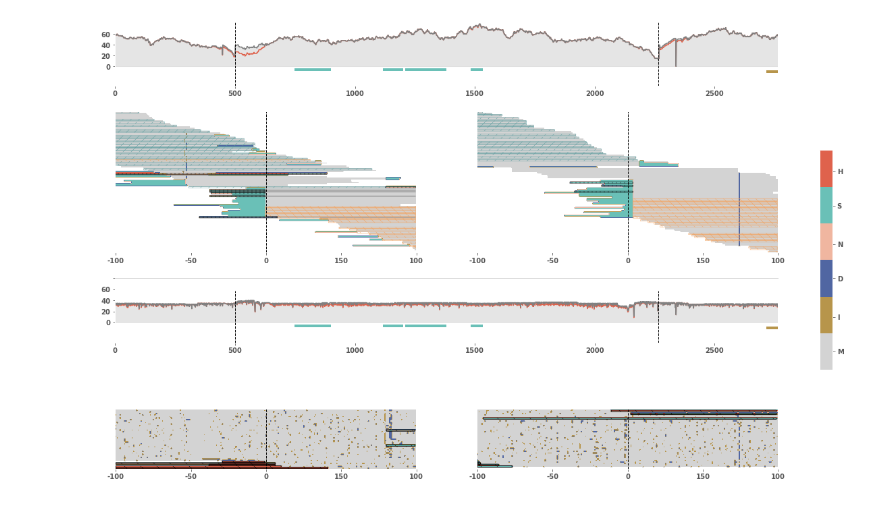
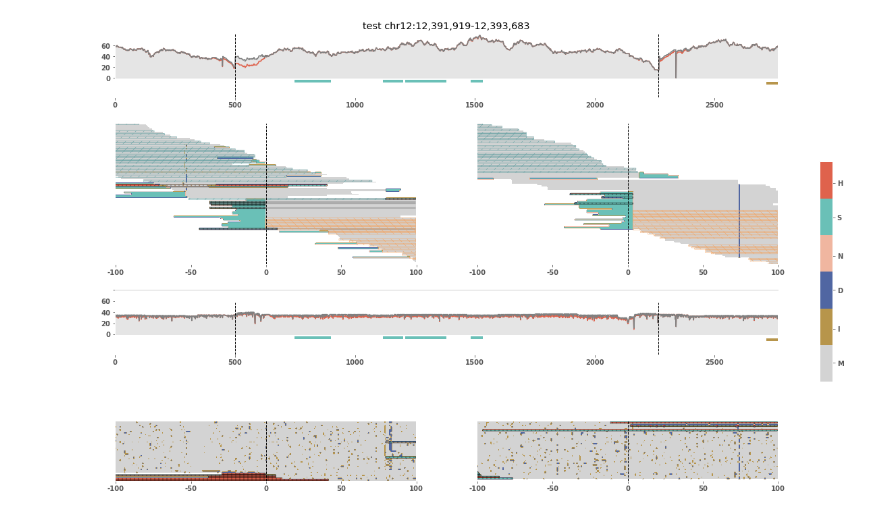
Before and after one commit to burgshrimps/cuban, a Jupyter notebook: sv-visualize.ipynb, the cells around one changed output. Cells and saved outputs as stored; diff of their text form; code cells hidden in the pictures.

```diff
--- a/sv-visualize.ipynb
+++ b/sv-visualize.ipynb
@@ -13,12 +13,13 @@ bam_name_ill = '/confidential/tGenVar/tech/illumina/bam_hg38/ill.17_08.hg38.bam'
 bam_name_pb = '/confidential/tGenVar/tech/pb/bam_MDtag_hg38/pb.17_08.hg38.bam'
 repeats = '/confidential/tGenVar/ref/hg38/annotation/hg38_repeatmasker.tsv'
 
+svid = 'test'
 chrom = 'chr12'
 start = 12391919
 stop = 12393683
-padding = 500
-size = stop - start + padding * 2
+title = svid + ' ' + chrom + ':' + add_comma_to_pos(start) + '-' + add_comma_to_pos(stop)
 # %%
-plot_breakpoints_double(bam_name_ill, bam_name_pb, repeats, chrom, start, stop, collapse_ins=True, window=100, outfile='test.png')
+# Function to use when  Illumina and PacBio are available
+plot_breakpoints_ill_pb(bam_name_ill, bam_name_pb, repeats, chrom, start, stop, collapse_ins=True, window=100, outfile='test.png', title=title)
 # %% [output]
-[figure, old version]
+[figure, new version]
```
Also changed, not shown: parts of 2 cells of this notebook, 2 other files.
